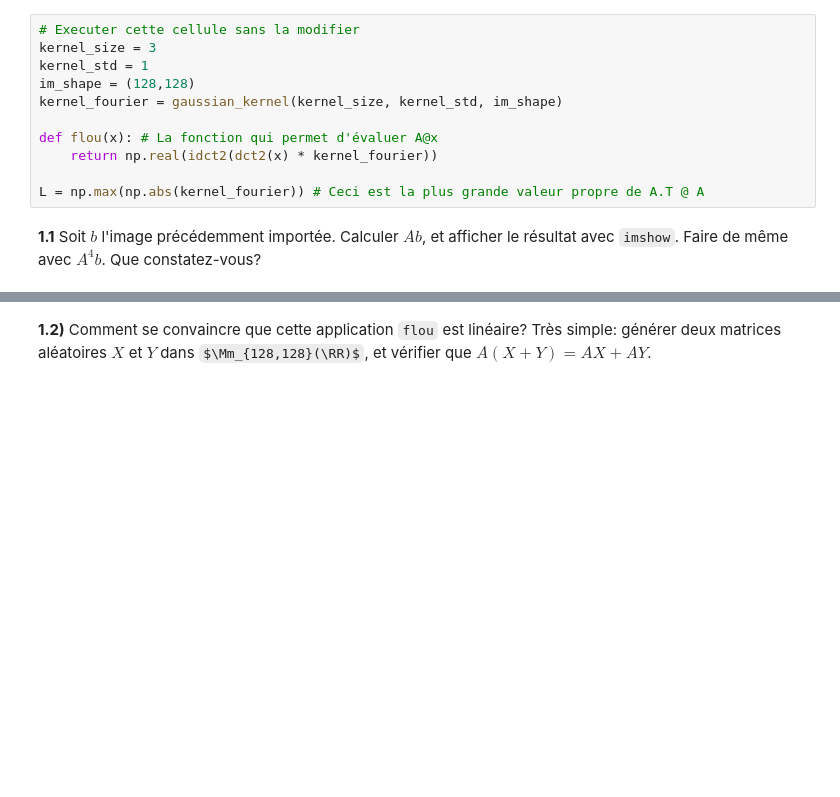
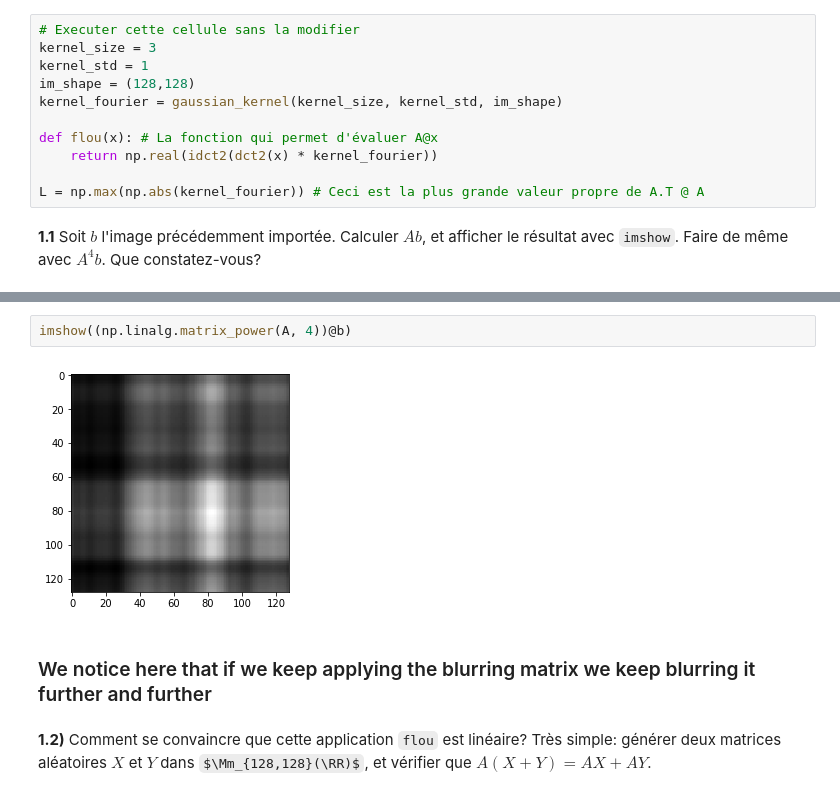
Before and after one commit to JLechuga94/ML-Optimisation, a Jupyter notebook: TP_students.ipynb, the cells around one changed output, grey strips where cells are left out. Cells and saved outputs as stored; diff of their text form; some formulas as TeX source; blank space fills up the shorter version.

```diff
--- a/TP_students.ipynb
+++ b/TP_students.ipynb
@@ -383,2 +427,8 @@ L = np.max(np.abs(kernel_fourier)) # Ceci est la plus grande valeur propre de A.
+# %%
+imshow((np.linalg.matrix_power(A, 4))@b)
+# %% [output]
+[figure, added]
+# %% [markdown]
+### We notice here that if we keep applying the blurring matrix we keep blurring it further and further
 # %% [markdown]
 **1.2)** Comment se convaincre que cette application `flou` est linéaire? Très simple: générer deux matrices aléatoires $X$ et $Y$ dans $\Mm_{128,128}(\RR)$, et vérifier que $A(X+Y)=AX + AY$.
```
Also changed, not shown: parts of 20 cells of this notebook.
